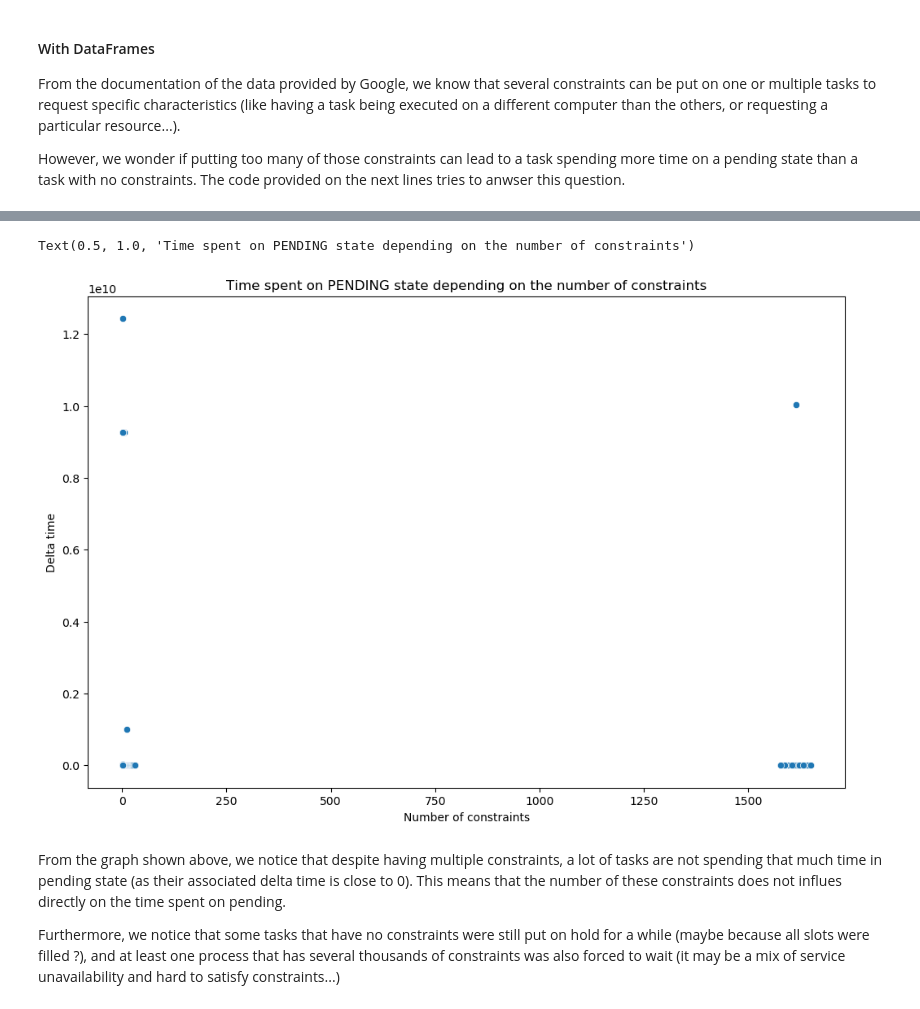
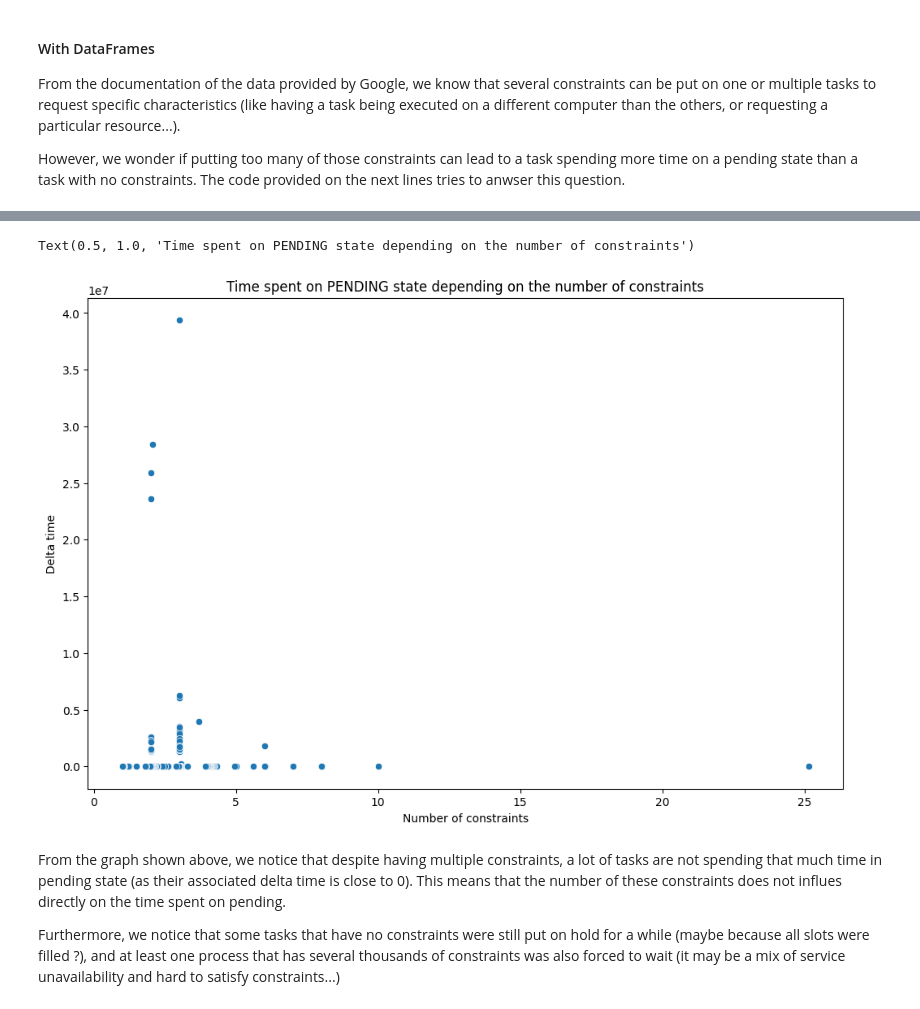
Before and after one commit to templierw/spark_lab, a Jupyter notebook: lab_new.ipynb, the cells around one changed output, grey strips where cells are left out. Drawn from its saved outputs; the diff is of its cells as text; code cells hidden in the pictures.

```diff
--- a/lab_new.ipynb
+++ b/lab_new.ipynb
@@ -488,19 +556,19 @@ However, we wonder if putting too many of those constraints can lead to a task s
 # %%
-# Select first SUBMIT transition for each job
-submit_status = task_events.select(['job_id','task_index','event_type', 'time'])\
-    .filter(lambda x: x[2] in ['0'])
-
-# Create a dataframe from the gathered data
-df = spark.createDataFrame(submit_status, ['job_id','task_index','event_type', 'time']).withColumnRenamed('time', 'time_start_pending')
-
 # Partition the dataframe by job id and task id, and order each group by timestamp
-cols = ['job_id', 'task_index']
-window = Window.partitionBy([col(x) for x in cols]).orderBy(df['time_start_pending'])
+window = Window.partitionBy([col(x) for x in cols]).orderBy(outpending_status['time_end_pending'])
 
 # Compute the rank of each row in each partition, and filter to keep only the first row of each partition,
-# so that the first occurence of submit transition is kept for each process (entrance of the process in pending status)
-inpending = df.select('*', rank().over(window).alias('rank'))\
-  .filter(col('rank') == 1)\
+# so that the first occurence of schedule-fail-kill or lost transition is kept for each process (exit from the process in pending status)
+outpending = outpending_status.select('*', rank().over(window).alias('rank'))\
+  .filter(col('rank') == 1).drop('rank')
 
-inpending.show()
+# Join both sanitized dataframes together on job id and task id
+fullpending = inpending.join(outpending, ['job_id', 'task_index'])
+
+# Compute the delta for each occurence (time spent in pending state computed from both time_start_pending and time_end_pending)
+fullpending_with_delta = fullpending.withColumn('delta_time', col('time_end_pending') - col('time_start_pending'))
+fullpending_with_delta = fullpending_with_delta.select('job_id', 'task_index', 'delta_time')
+
+# Quick output of non-null deltas to show how it looks like with interesting data
+fullpending_with_delta.filter(col('delta_time') > 0).show(10)
 # %% [output]
@@ -608,0 +591,3 @@ df_number_task_constraints_per_jobtask = number_task_constraints_per_jobtask.toD
+# %%
+fullpending_with_delta = fullpending_with_delta.drop('task_index').groupBy('job_id').mean('delta_time')
+fullpending_with_delta.show(5)
@@ -609,7 +606,12 @@ df_number_task_constraints_per_jobtask = number_task_constraints_per_jobtask.toD
 # %%
+tc = create_dataframe('task_constraints', 2, False)
+cons_jt = tc.select(tc.job_id, tc.task_index)
+cons_jt = cons_jt.groupBy(cons_jt.job_id, cons_jt.task_index).count()
+cons_jt = cons_jt.drop('task_index').groupBy('job_id').mean('count')
+
 # Join the number of constraints with the delta time dataframe
-full_dataframe = fullpending_with_delta.join(df_number_task_constraints_per_jobtask, ['job_id', 'task_index'])
+full_df = fullpending_with_delta.join(cons_jt, on='job_id')
 
 # Another print of the full dataframe with same filtering
-full_dataframe.filter(col('delta_time') > 0).show()
+full_df.show(5)
 # %% [output]
@@ -632,0 +634,3 @@ only showing top 20 rows
+# %%
+full_df = full_df.filter(full_df['avg(count)'] < 50).sort('avg(count)', ascending=False)
+full_df.show(15)
@@ -633,14 +659,16 @@ only showing top 20 rows
 # %%
 # And finally, display the graph
-g = sns.scatterplot(data=full_dataframe.toPandas(), x="nb_constraints", y="delta_time")
+data = full_df.select('avg(delta_time)', 'avg(count)').toPandas()
+
+g = sns.scatterplot(data=data, x='avg(count)', y="avg(delta_time)")
 
 g.set_xlabel("Number of constraints")
 g.set_ylabel("Delta time")
 
 g.set_title("Time spent on PENDING state depending on the number of constraints")
 # %% [output]
 Text(0.5, 1.0, 'Time spent on PENDING state depending on the number of constraints')
-[figure, old version]
+[figure, new version]
 # %% [markdown]
 From the graph shown above, we notice that despite having multiple constraints, a lot of tasks are not spending that much time in pending state (as their associated delta time is close to 0). This means that the number of these constraints does not influes directly on the time spent on pending.
 
```
Also changed, not shown: parts of 12 cells of this notebook, 1 other file.
